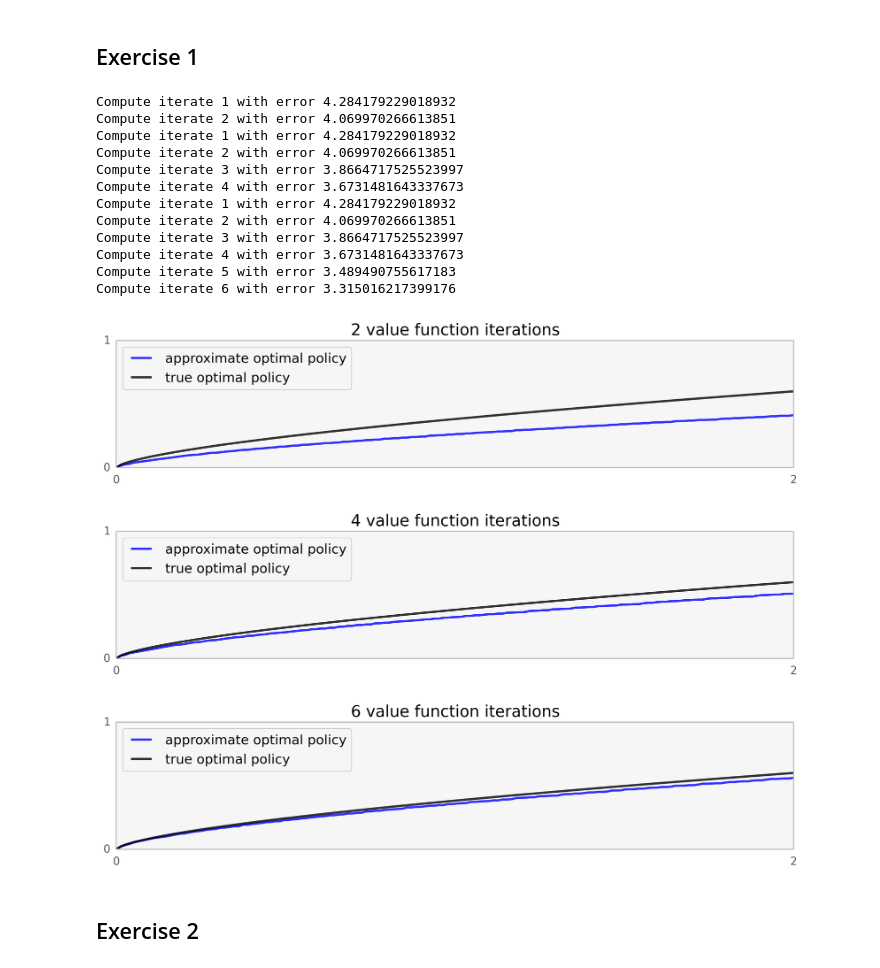
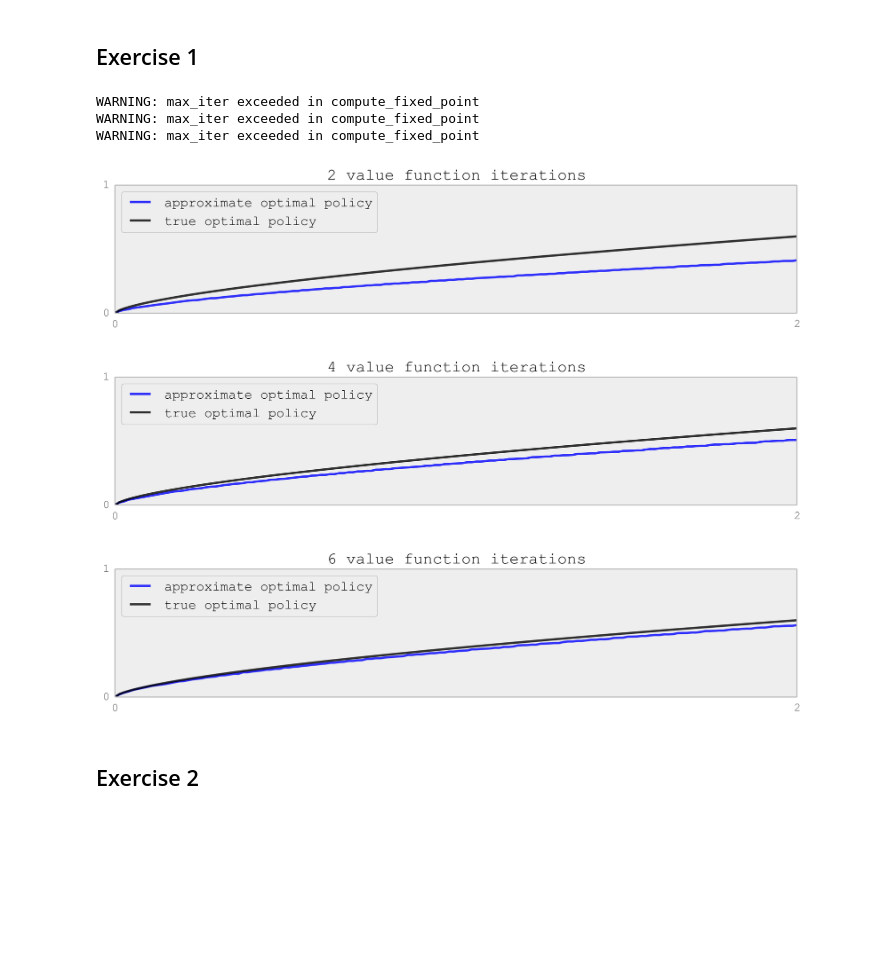
Before and after one commit to QuantEcon/QuantEcon.jl, a Jupyter notebook: solutions/optgrowth_solutions.ipynb, the cells around one changed output. Saved outputs shown, nothing was run; the diff lists cells and outputs as text; code cells hidden in the pictures; blank space fills up the shorter version.

```diff
--- a/solutions/optgrowth_solutions.ipynb
+++ b/solutions/optgrowth_solutions.ipynb
@@ -12,41 +10,32 @@ INFO: Loading help data...
 # %%
 alpha, bet = 0.65, 0.95
 gm = GrowthModel()
 true_sigma = (1 - alpha*bet) .* [gm.grid].^alpha
 w = 5 .* gm.u([gm.grid]) .- 25  # Initial condition
 
 fig, ax = plt.subplots(3, 1)
 
 bellman(w) = bellman_operator(gm, w)
 
 for (i, n) in enumerate((2, 4, 6))
     ax[i][:set_ylim](0, 1)
     ax[i][:set_xlim](0, 2)
     ax[i][:set_yticks]((0, 1))
     ax[i][:set_xticks]((0, 2))
 
     v_star = compute_fixed_point(bellman, w, max_iter=n)
-    sigma = compute_greedy(gm, v_star)
+    sigma = get_greedy(gm, v_star)
 
     ax[i][:plot](gm.grid, sigma, "b-", lw=2, alpha=0.8, label="approximate optimal policy")
     ax[i][:plot](gm.grid, true_sigma, "k-", lw=2, alpha=0.8, label="true optimal policy")
     ax[i][:legend](loc="upper left")
     ax[i][:set_title]("$n value function iterations")
 end
 # %% [output]
-Compute iterate 1 with error 4.284179229018932
-Compute iterate 2 with error 4.069970266613851
-Compute iterate 1 with error 4.284179229018932
-Compute iterate 2 with error 4.069970266613851
-Compute iterate 3 with error 3.8664717525523997
-Compute iterate 4 with error 3.6731481643337673
-Compute iterate 1 with error 4.284179229018932
-Compute iterate 2 with error 4.069970266613851
-Compute iterate 3 with error 3.8664717525523997
-Compute iterate 4 with error 3.6731481643337673
-Compute iterate 5 with error 3.489490755617183
-Compute iterate 6 with error 3.315016217399176
+WARNING: max_iter exceeded in compute_fixed_point
+WARNING: max_iter exceeded in compute_fixed_point
+WARNING: max_iter exceeded in compute_fixed_point
-[figure, old version]
+[figure, new version]
 # %% [markdown]
 ## Exercise 2
 # %%
```
Also changed, not shown: parts of 2 cells of this notebook, 12 other files.
